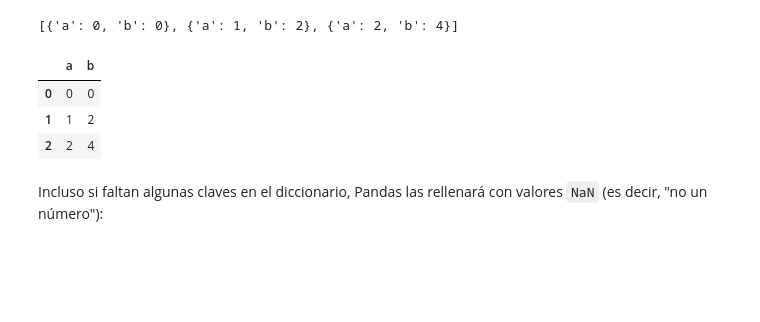
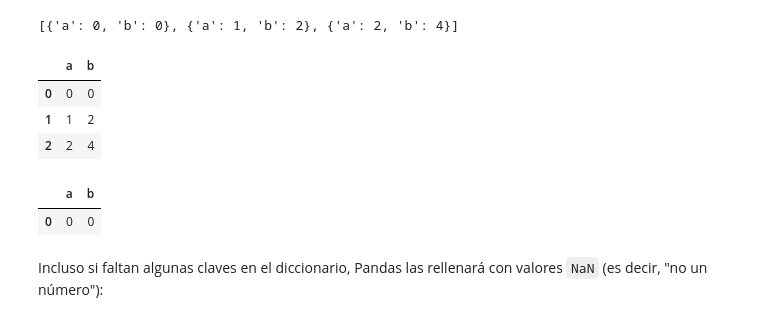
Before and after one commit to amonsalvec/BootCamp_TheBridge_Abelardo, a Jupyter notebook: 2-Data Analysis/2-Dataframes y estadística/Teoría/1-Intro_Pandas.ipynb, the cells around one changed output. Drawn from its saved outputs; the diff is of its cells as text; code cells hidden in the pictures; blank space fills up the shorter version.

```diff
--- a/2-Data Analysis/2-Dataframes y estadística/Teoría/1-Intro_Pandas.ipynb
+++ b/2-Data Analysis/2-Dataframes y estadística/Teoría/1-Intro_Pandas.ipynb
@@ -394,6 +394,14 @@ pd.DataFrame(data)
 | 0 | 0 | 0 |
 | 1 | 1 | 2 |
 | 2 | 2 | 4 |
+# %%
+data_df= pd.DataFrame(data)
+data_df['a']
+
+data_df[0:1]
+# %% [output]
+|  | a | b |
+| 0 | 0 | 0 |
 # %% [markdown]
 Incluso si faltan algunas claves en el diccionario, Pandas las rellenará con valores ``NaN`` (es decir, "no un número"):
 # %%
```
Also changed, not shown: parts of 2 cells of this notebook, 7 other files.
